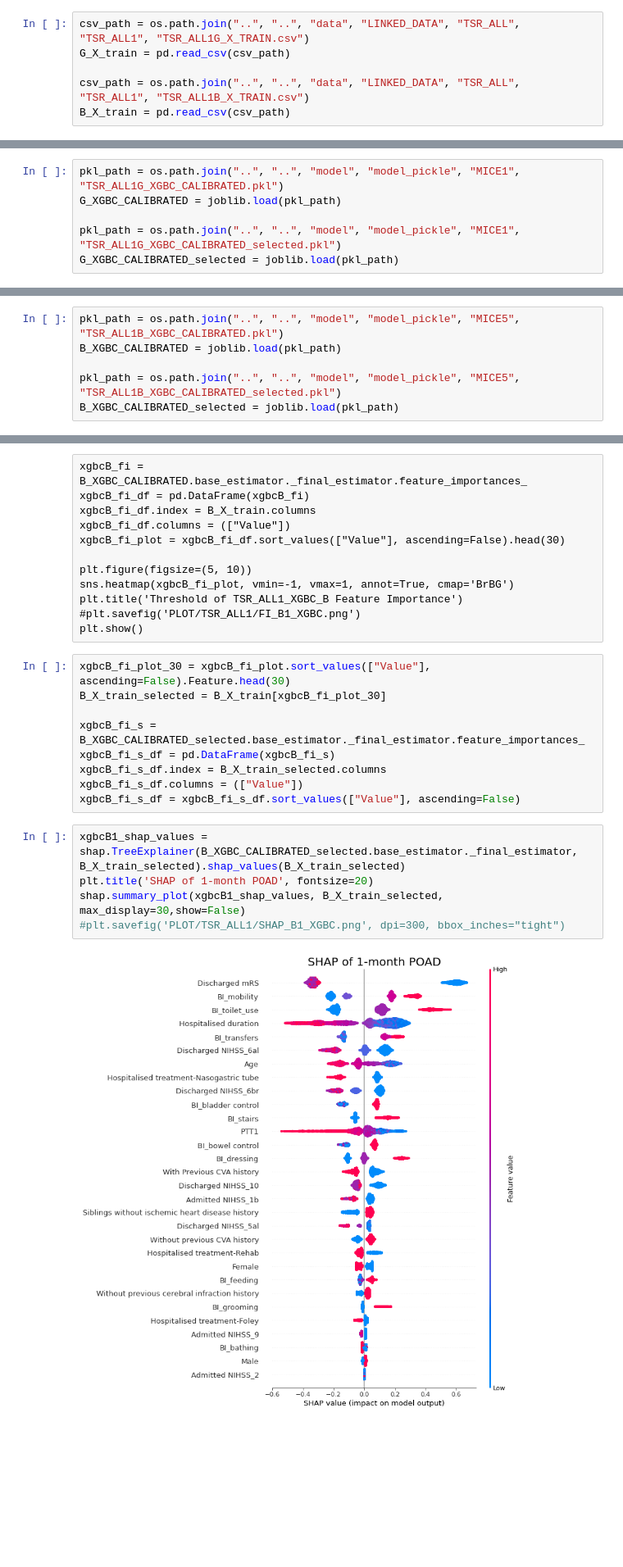
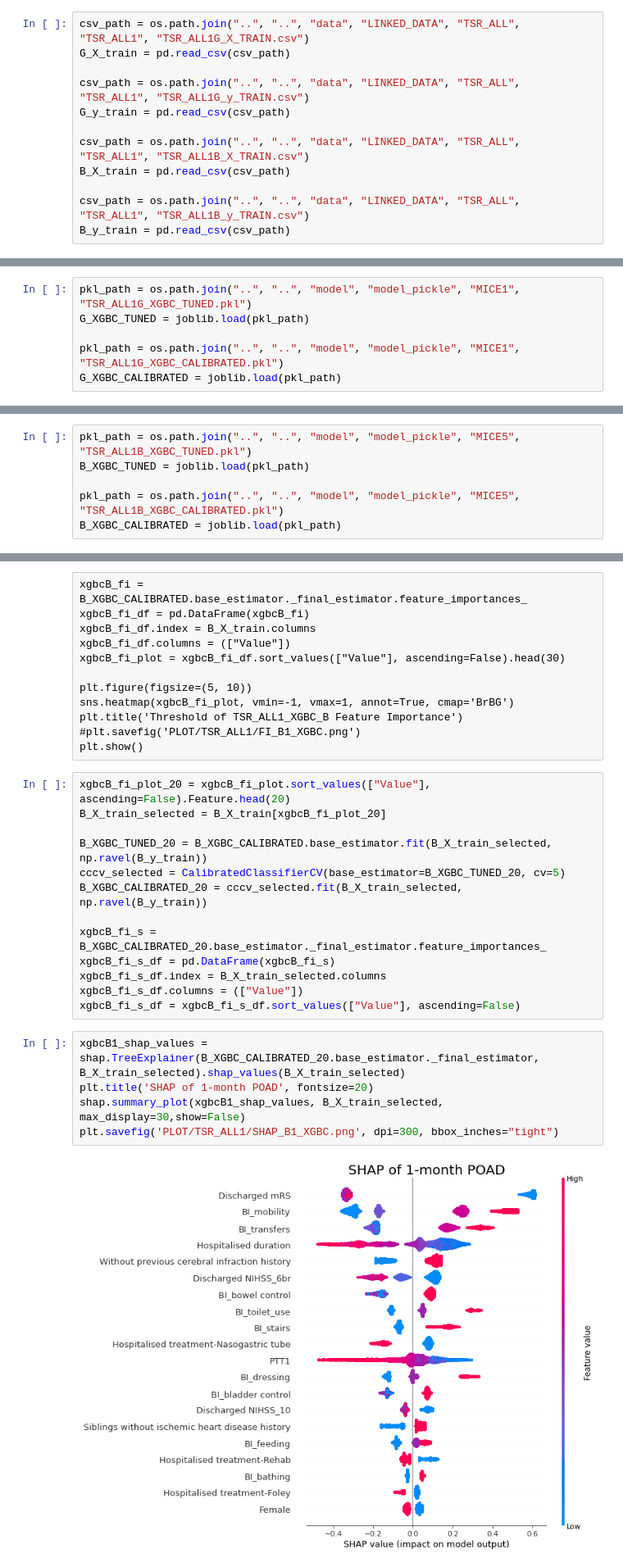
Before and after one commit to sn987532159/TSR_ML, a Jupyter notebook: result/TSR_ALL/TSR_ALL1_FI.ipynb, the cells around one changed output, grey strips where cells are left out. Shown at 82% size. Drawn from its saved outputs; the diff is of its cells as text; blank space fills up the shorter version.

```diff
--- a/result/TSR_ALL/TSR_ALL1_FI.ipynb
+++ b/result/TSR_ALL/TSR_ALL1_FI.ipynb
@@ -12,8 +13,14 @@ import numpy as np
 csv_path = os.path.join("..", "..", "data", "LINKED_DATA", "TSR_ALL", "TSR_ALL1", "TSR_ALL1G_X_TRAIN.csv")
 G_X_train = pd.read_csv(csv_path)
 
+csv_path = os.path.join("..", "..", "data", "LINKED_DATA", "TSR_ALL", "TSR_ALL1", "TSR_ALL1G_y_TRAIN.csv")
+G_y_train = pd.read_csv(csv_path)
+
 csv_path = os.path.join("..", "..", "data", "LINKED_DATA", "TSR_ALL", "TSR_ALL1", "TSR_ALL1B_X_TRAIN.csv")
 B_X_train = pd.read_csv(csv_path)
+
+csv_path = os.path.join("..", "..", "data", "LINKED_DATA", "TSR_ALL", "TSR_ALL1", "TSR_ALL1B_y_TRAIN.csv")
+B_y_train = pd.read_csv(csv_path)
 # %% [markdown]
 # ET_G
 # %% [raw]
@@ -72,11 +79,11 @@ shap.summary_plot(etG1_shap_values[1], G_X_train_selected, max_display=30)
 # %% [markdown]
 # XGBC_G
 # %%
+pkl_path = os.path.join("..", "..", "model", "model_pickle", "MICE1", "TSR_ALL1G_XGBC_TUNED.pkl")
+G_XGBC_TUNED = joblib.load(pkl_path)
+
 pkl_path = os.path.join("..", "..", "model", "model_pickle", "MICE1", "TSR_ALL1G_XGBC_CALIBRATED.pkl")
 G_XGBC_CALIBRATED = joblib.load(pkl_path)
-
-pkl_path = os.path.join("..", "..", "model", "model_pickle", "MICE1", "TSR_ALL1G_XGBC_CALIBRATED_selected.pkl")
-G_XGBC_CALIBRATED_selected = joblib.load(pkl_path)
 # %%
 xgbcG_fi = G_XGBC_CALIBRATED.base_estimator._final_estimator.feature_importances_
 xgbcG_fi_df = pd.DataFrame(xgbcG_fi)
@@ -179,11 +190,11 @@ shap.summary_plot(etB1_shap_values[1], B_X_train_selected, max_display=30)
 # %% [markdown]
 # XGBC_B
 # %%
+pkl_path = os.path.join("..", "..", "model", "model_pickle", "MICE5", "TSR_ALL1B_XGBC_TUNED.pkl")
+B_XGBC_TUNED = joblib.load(pkl_path)
+
 pkl_path = os.path.join("..", "..", "model", "model_pickle", "MICE5", "TSR_ALL1B_XGBC_CALIBRATED.pkl")
 B_XGBC_CALIBRATED = joblib.load(pkl_path)
-
-pkl_path = os.path.join("..", "..", "model", "model_pickle", "MICE5", "TSR_ALL1B_XGBC_CALIBRATED_selected.pkl")
-B_XGBC_CALIBRATED_selected = joblib.load(pkl_path)
 # %%
 xgbcB_fi = B_XGBC_CALIBRATED.base_estimator._final_estimator.feature_importances_
 xgbcB_fi_df = pd.DataFrame(xgbcB_fi)
@@ -237,21 +248,25 @@ plt.title('Threshold of TSR_ALL1_XGBC_B Feature Importance')
 #plt.savefig('PLOT/TSR_ALL1/FI_B1_XGBC.png')
 plt.show()
 # %%
-xgbcB_fi_plot_30 = xgbcB_fi_plot.sort_values(["Value"], ascending=False).Feature.head(30)
-B_X_train_selected = B_X_train[xgbcB_fi_plot_30]
+xgbcB_fi_plot_20 = xgbcB_fi_plot.sort_values(["Value"], ascending=False).Feature.head(20)
+B_X_train_selected = B_X_train[xgbcB_fi_plot_20]
 
-xgbcB_fi_s = B_XGBC_CALIBRATED_selected.base_estimator._final_estimator.feature_importances_
+B_XGBC_TUNED_20 = B_XGBC_CALIBRATED.base_estimator.fit(B_X_train_selected, np.ravel(B_y_train))
+cccv_selected = CalibratedClassifierCV(base_estimator=B_XGBC_TUNED_20, cv=5)
+B_XGBC_CALIBRATED_20 = cccv_selected.fit(B_X_train_selected, np.ravel(B_y_train))
+
+xgbcB_fi_s = B_XGBC_CALIBRATED_20.base_estimator._final_estimator.feature_importances_
 xgbcB_fi_s_df = pd.DataFrame(xgbcB_fi_s)
 xgbcB_fi_s_df.index = B_X_train_selected.columns
 xgbcB_fi_s_df.columns = (["Value"])
 xgbcB_fi_s_df = xgbcB_fi_s_df.sort_values(["Value"], ascending=False)
 # %%
-xgbcB1_shap_values = shap.TreeExplainer(B_XGBC_CALIBRATED_selected.base_estimator._final_estimator, B_X_train_selected).shap_values(B_X_train_selected)
+xgbcB1_shap_values = shap.TreeExplainer(B_XGBC_CALIBRATED_20.base_estimator._final_estimator, B_X_train_selected).shap_values(B_X_train_selected)
 plt.title('SHAP of 1-month POAD', fontsize=20)
 shap.summary_plot(xgbcB1_shap_values, B_X_train_selected, max_display=30,show=False)
-#plt.savefig('PLOT/TSR_ALL1/SHAP_B1_XGBC.png', dpi=300, bbox_inches="tight")
+plt.savefig('PLOT/TSR_ALL1/SHAP_B1_XGBC.png', dpi=300, bbox_inches="tight")
 # %% [output]
-[figure, old version]
+[figure, new version]
 # %% [raw]
 a = pd.DataFrame(etG_fi_plot)
 a = a.reset_index(drop=False)
```
Also changed, not shown: parts of 7 cells of this notebook, 6 other files.
